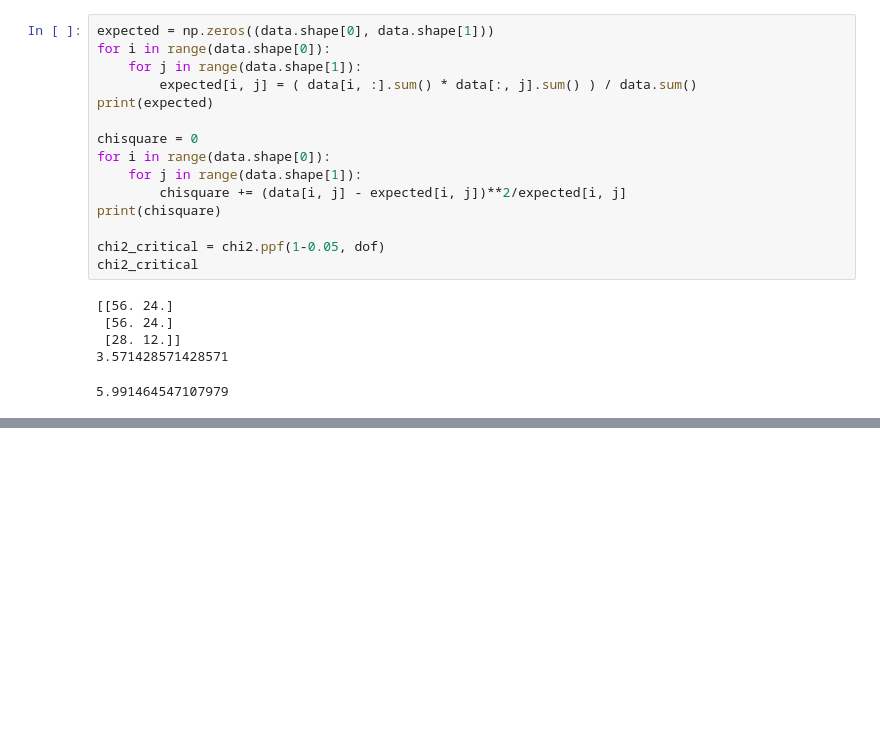
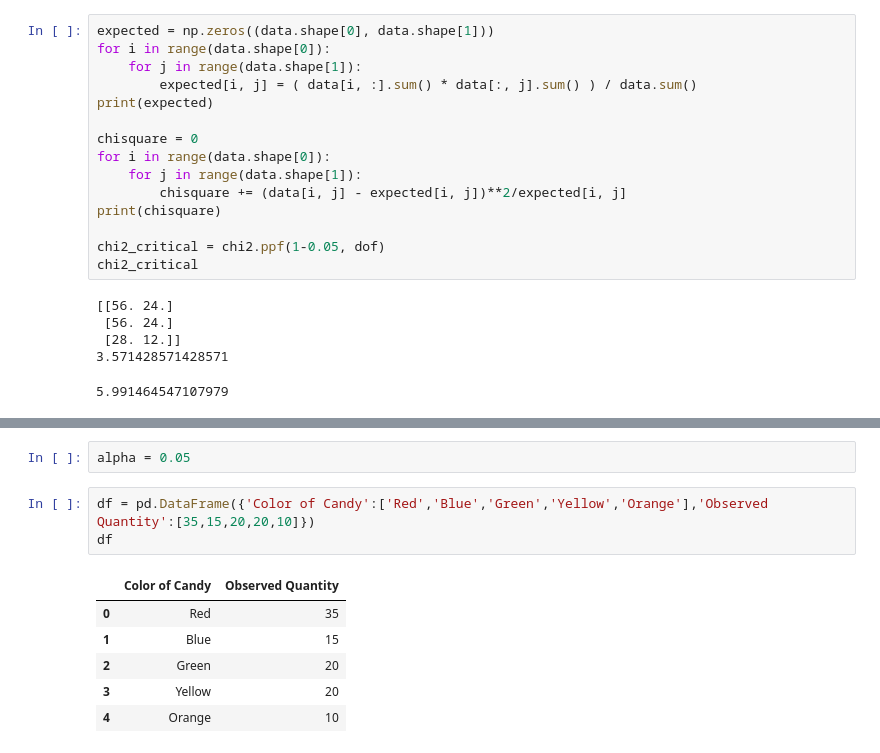
Before and after one commit to sauravkokane/Data-Science-Training, a Jupyter notebook: Chi_Square_Test.ipynb, the cells around one changed output, grey strips where cells are left out. Cells and saved outputs as stored; diff of their text form; blank space fills up the shorter version.

```diff
--- a/Chi_Square_Test.ipynb
+++ b/Chi_Square_Test.ipynb
@@ -184,0 +321,12 @@ Fail to reject the null hypothesis (no significant association).
+# %%
+alpha = 0.05
+# %%
+df = pd.DataFrame({'Color of Candy':['Red','Blue','Green','Yellow','Orange'],'Observed Quantity':[35,15,20,20,10]})
+df
+# %% [output]
+|  | Color of Candy | Observed Quantity |
+| 0 | Red | 35 |
+| 1 | Blue | 15 |
+| 2 | Green | 20 |
+| 3 | Yellow | 20 |
+| 4 | Orange | 10 |
```
Also changed, not shown: parts of 31 cells of this notebook.
